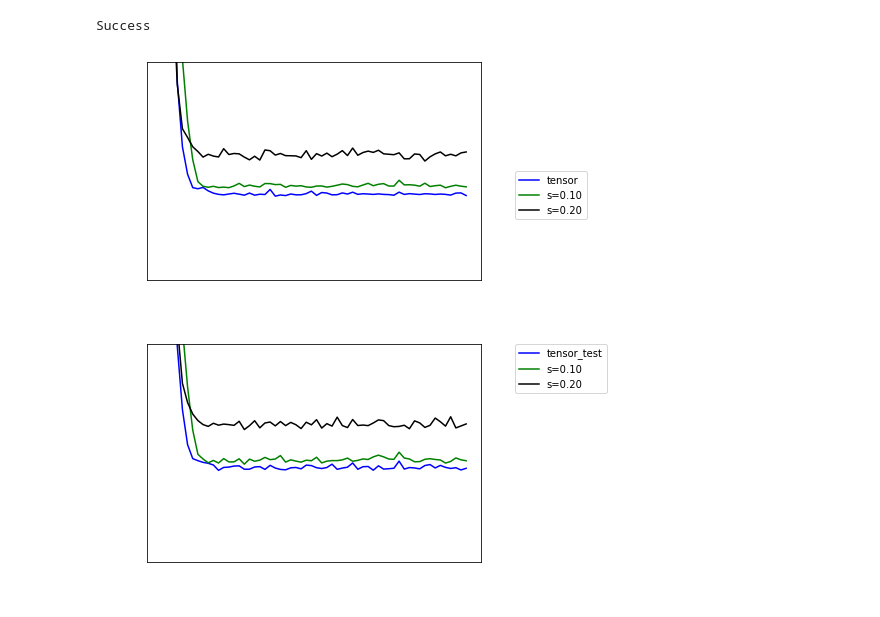
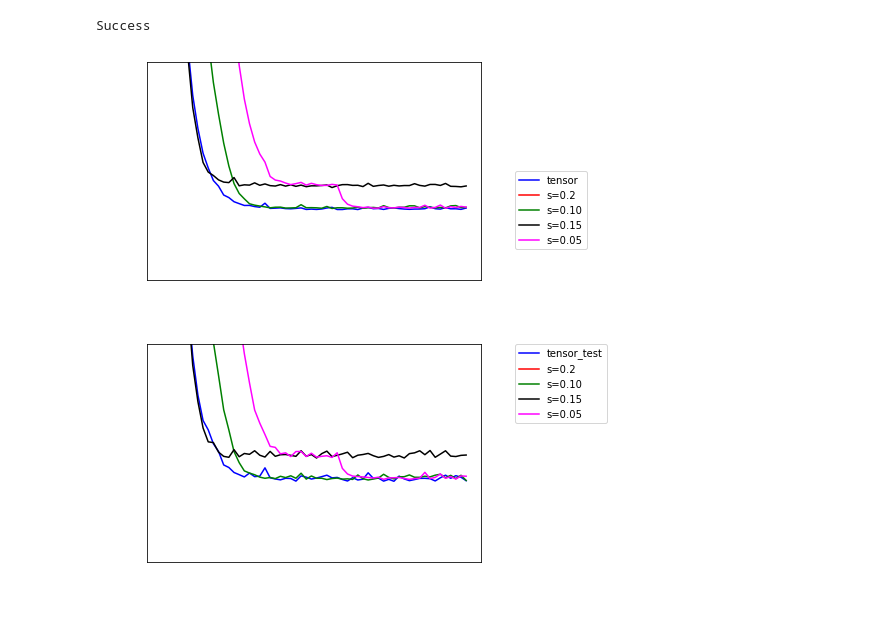
Before and after one commit to agjayant/SparseNetworks, a Jupyter notebook: glob-conv-algo.ipynb, the cells around one changed output. Cells and saved outputs as stored; diff of their text form; code cells hidden in the pictures.

```diff
--- a/glob-conv-algo.ipynb
+++ b/glob-conv-algo.ipynb
@@ -58,0 +44,18 @@ test_y = np.transpose(np.asarray(test_y))
+# %%
+# s_gt = 1
+# normW1 = []
+# for i in range(k):
+#     this_norm = np.linalg.norm(W_gt[:,i])
+#     normW1.append((this_norm,i))
+# normW1.sort()
+
+# for i in range(s_gt):
+#     this_ind = normW1[i][1]
+#     W_gt[:,this_ind] = np.zeros(d)
+
+s_gt = 0.20
+for i in range(d):
+    for j in range(k):
+        this_norm = np.linalg.norm(W_gt[i,j])
+        if this_norm <= s_gt:
+            W_gt[i,j] = 0.0
@@ -184,13 +233,13 @@ init = tf.global_variables_initializer()
 sess.run(init)
 epsilon = 1e-4
 x_e = []
-y_tl2 = []
-acc2 = []
+y_tl4 = []
+acc4 = []
 T = 60
 ## Node Sparsity
 s = 2
 ## Connection Sparsity
-connection_thresh = 0.10
+connection_thresh = 0.14
 for epoch in range(T):
 
     i = 0
@@ -254,6 +303,6 @@ for epoch in range(T):
 
     print "Epoch = ", epoch+1,"training loss: ", loss ," test loss: ",test_loss
     x_e.append(epoch+1)
-    y_tl2.append(loss)
-    acc2.append(test_loss)
+    y_tl4.append(loss)
+    acc4.append(test_loss)
 # %% [output]
@@ -328,37 +377,37 @@ x_e = x_e[:NT]
 # %%
 fig, ax1 = plt.subplots()
 ax1.plot(x_e, y_tl0, 'blue', label="tensor")
 # ax1.plot(x_e, y_tl, 'red', label="random")
-# ax1.plot(x_e, y_tl1, 'red', label="s=0.05")
+ax1.plot(x_e, y_tl1, 'red', label="s=0.2")
 ax1.plot(x_e, y_tl2, 'green', label="s=0.10")
-ax1.plot(x_e, y_tl3, 'black', label="s=0.20")
-# ax1.plot(x_e, y_tl4, 'magenta', label="s=0.30")
+ax1.plot(x_e, y_tl3, 'black', label="s=0.15")
+ax1.plot(x_e, y_tl4, 'magenta', label="s=0.05")
 ax1.set_xlabel('epochs', color="white")
 # Make the y-axis label, ticks and tick labels match the line color.
 ax1.set_ylabel('training loss', color='white')
 ax1.tick_params('y', colors='white')
 ax1.tick_params('x', colors='white')
 l1 = ax1.legend(bbox_to_anchor=(1.1 ,0.5), loc=2, borderaxespad=0.)
 ax1.set_ylim([0.0,0.30])
 
 
 # ax2 = ax1.twinx()
 fig, ax2 = plt.subplots()
 ax2.plot(x_e, acc0, 'blue', label="tensor_test")
 # ax2.plot(x_e, acc, 'red', label="random_acc")
-# ax2.plot(x_e, acc1, 'red',label="s=0.05")
+ax2.plot(x_e, acc1, 'red',label="s=0.2")
 ax2.plot(x_e, acc2, 'green',label="s=0.10")
-ax2.plot(x_e, acc3, 'black',label="s=0.20")
-# ax2.plot(x_e, acc4, 'magenta',label="s=0.30")
+ax2.plot(x_e, acc3, 'black',label="s=0.15")
+ax2.plot(x_e, acc4, 'magenta',label="s=0.05")
 ax2.set_ylabel('test error', color='white')
 ax2.tick_params('y', colors='white')
 ax2.tick_params('x', colors='white')
 ax2.set_xlabel('epochs', color="white")
 l2 = ax2.legend(bbox_to_anchor=(1.1, 1), loc=2, borderaxespad=0.)
 ax2.set_ylim([0.0,0.30])
-
+#
 # fig.tight_layout()
 plt.show()
 # %% [output]
-[figure, old version]
+[figure, new version]
-[figure, old version]
+[figure, new version]
```
Also changed, not shown: parts of 6 cells of this notebook.
